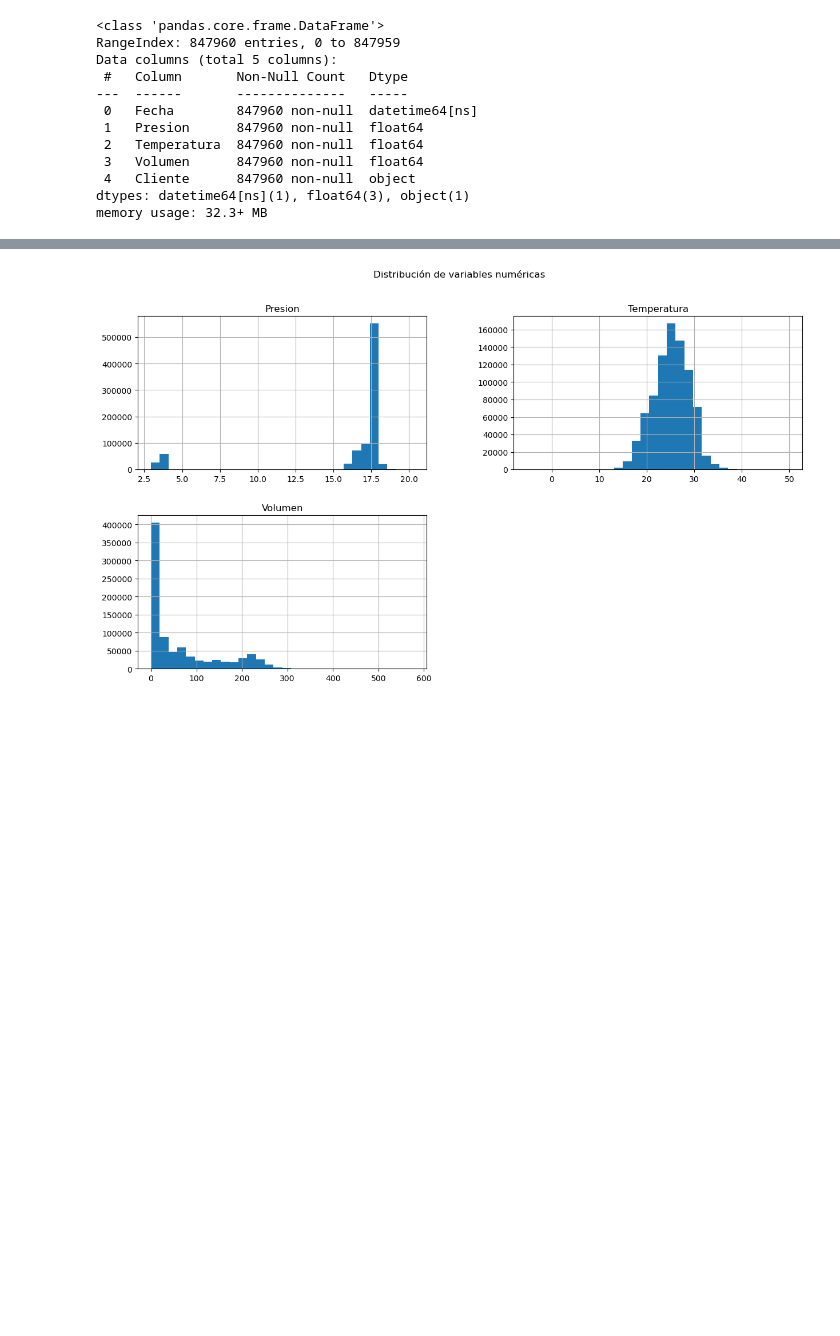
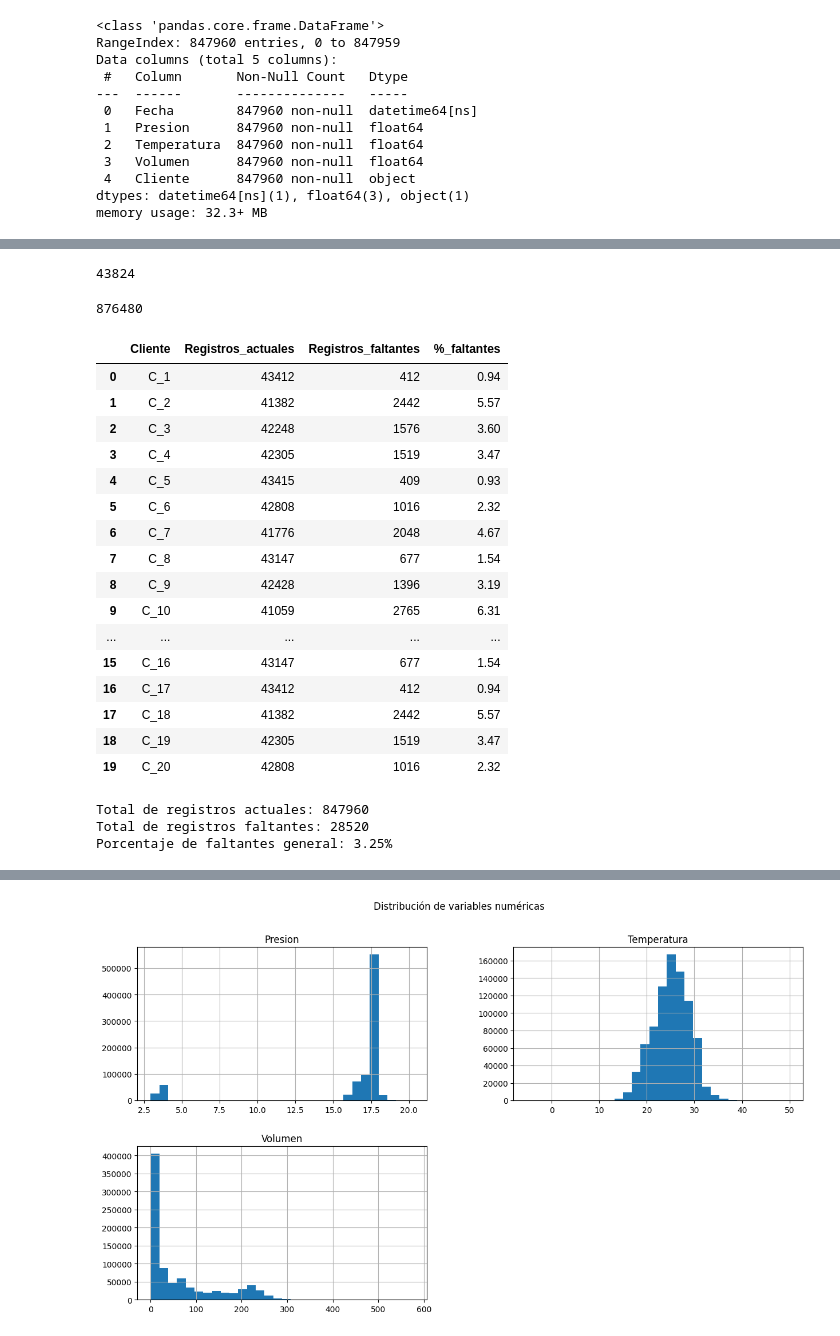
Before and after one commit to ek-diaz/final_project, a Jupyter notebook: contugas.ipynb, the cells around one changed output, grey strips where cells are left out. Cells and saved outputs as stored; diff of their text form; code cells hidden in the pictures; blank space fills up the shorter version.

```diff
--- a/contugas.ipynb
+++ b/contugas.ipynb
@@ -48,3 +99,66 @@ memory usage: 32.3+ MB
+# %%
+8760*4+8784
+# %% [output]
+43824
+# %%
+(8760*4+8784)*20
+# %% [output]
+876480
+# %%
+# Cantidad de registros esperados
+registros_esperados = 43824
+
+# Agrupar por cliente para contar los registros actuales
+conteo_actual = df.groupby('Cliente').size().reset_index(name='Registros_actuales')
+
+# Calcular el porcentaje de faltantes
+conteo_actual['Registros_faltantes'] = registros_esperados - conteo_actual['Registros_actuales']
+conteo_actual['%_faltantes'] = round(((conteo_actual['Registros_faltantes'] / registros_esperados) * 100),2)
+
+# Convertir el sufijo del cliente a número y ordenar en consecuencia
+conteo_actual['Cliente'] = conteo_actual['Cliente'].apply(lambda x: int(x.split('_')[1]))
+conteo_actual = conteo_actual.sort_values(by='Cliente').reset_index(drop=True)
+
+# Volver a agregar el prefijo "C_" para mantener el formato original
+conteo_actual['Cliente'] = 'C_' + conteo_actual['Cliente'].astype(str)
+
+# Mostrar la tabla con la cantidad de registros y el % de faltantes por cliente
+# print(conteo_actual)
+conteo_actual
+# %% [output]
+|  | Cliente | Registros_actuales | Registros_faltantes | %_faltantes |
+| 0 | C_1 | 43412 | 412 | 0.94 |
+| 1 | C_2 | 41382 | 2442 | 5.57 |
+| 2 | C_3 | 42248 | 1576 | 3.60 |
+| 3 | C_4 | 42305 | 1519 | 3.47 |
+| 4 | C_5 | 43415 | 409 | 0.93 |
+| 5 | C_6 | 42808 | 1016 | 2.32 |
+| 6 | C_7 | 41776 | 2048 | 4.67 |
+| 7 | C_8 | 43147 | 677 | 1.54 |
+| 8 | C_9 | 42428 | 1396 | 3.19 |
+| 9 | C_10 | 41059 | 2765 | 6.31 |
+| ... | ... | ... | ... | ... |
+| 15 | C_16 | 43147 | 677 | 1.54 |
+| 16 | C_17 | 43412 | 412 | 0.94 |
+| 17 | C_18 | 41382 | 2442 | 5.57 |
+| 18 | C_19 | 42305 | 1519 | 3.47 |
+| 19 | C_20 | 42808 | 1016 | 2.32 |
+# %%
+# Calcular el total de registros actuales y faltantes
+total_registros_actuales = conteo_actual['Registros_actuales'].sum()
+total_registros_faltantes = conteo_actual['Registros_faltantes'].sum()
+
+# Calcular el porcentaje de faltantes general
+porcentaje_faltante_general = (total_registros_faltantes / (total_registros_actuales + total_registros_faltantes)) * 100
+
+# Mostrar los resultados
+print(f"Total de registros actuales: {total_registros_actuales}")
+print(f"Total de registros faltantes: {total_registros_faltantes}")
+print(f"Porcentaje de faltantes general: {porcentaje_faltante_general:.2f}%")
+# %% [output]
+Total de registros actuales: 847960
+Total de registros faltantes: 28520
+Porcentaje de faltantes general: 3.25%
 # %%
 df.describe().T
 # %% [output]
```
Also changed, not shown: parts of 10 cells of this notebook.
